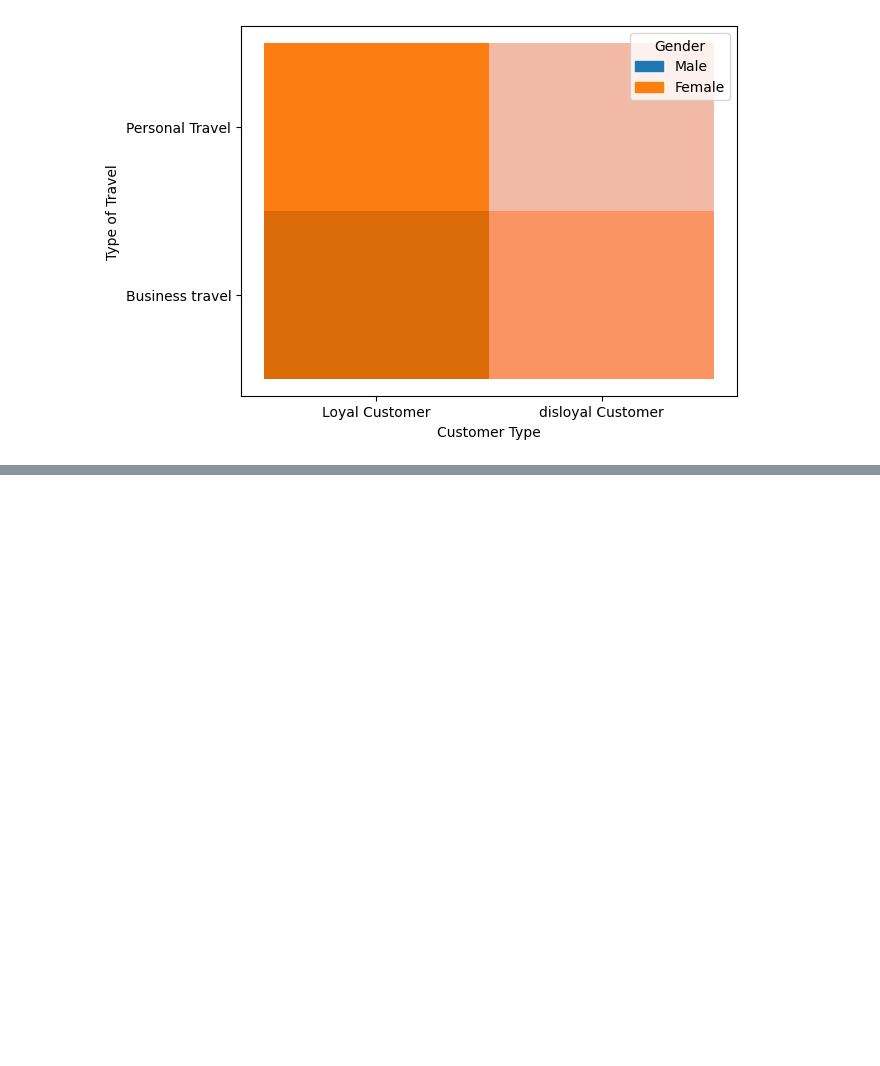
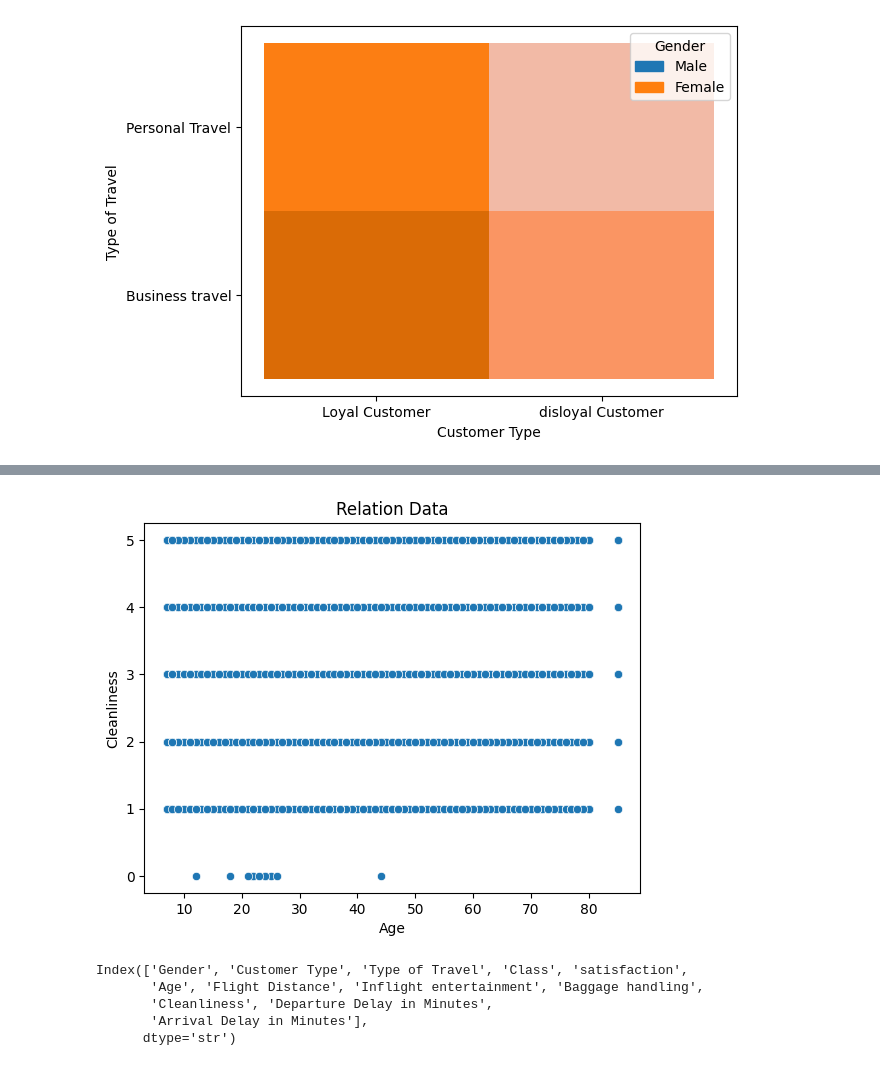
Before and after one commit to garimaagarwal2702/SITP-12-Th-may-, a Jupyter notebook: python/projects/Project3.ipynb, the cells around one changed output, grey strips where cells are left out. Saved outputs shown, nothing was run; the diff lists cells and outputs as text; code cells hidden in the pictures; blank space fills up the shorter version.

```diff
--- a/python/projects/Project3.ipynb
+++ b/python/projects/Project3.ipynb
@@ -263,0 +276,14 @@ plt.show()
+# %%
+sns.scatterplot(x='Age',y='Cleanliness',data = df)
+plt.title("Relation Data")
+plt.show()
+# %% [output]
+[figure, added]
+# %%
+df.columns
+# %% [output]
+Index(['Gender', 'Customer Type', 'Type of Travel', 'Class', 'satisfaction',
+       'Age', 'Flight Distance', 'Inflight entertainment', 'Baggage handling',
+       'Cleanliness', 'Departure Delay in Minutes',
+       'Arrival Delay in Minutes'],
+      dtype='str')
```
Also changed, not shown: parts of 7 cells of this notebook, 3 other files.
